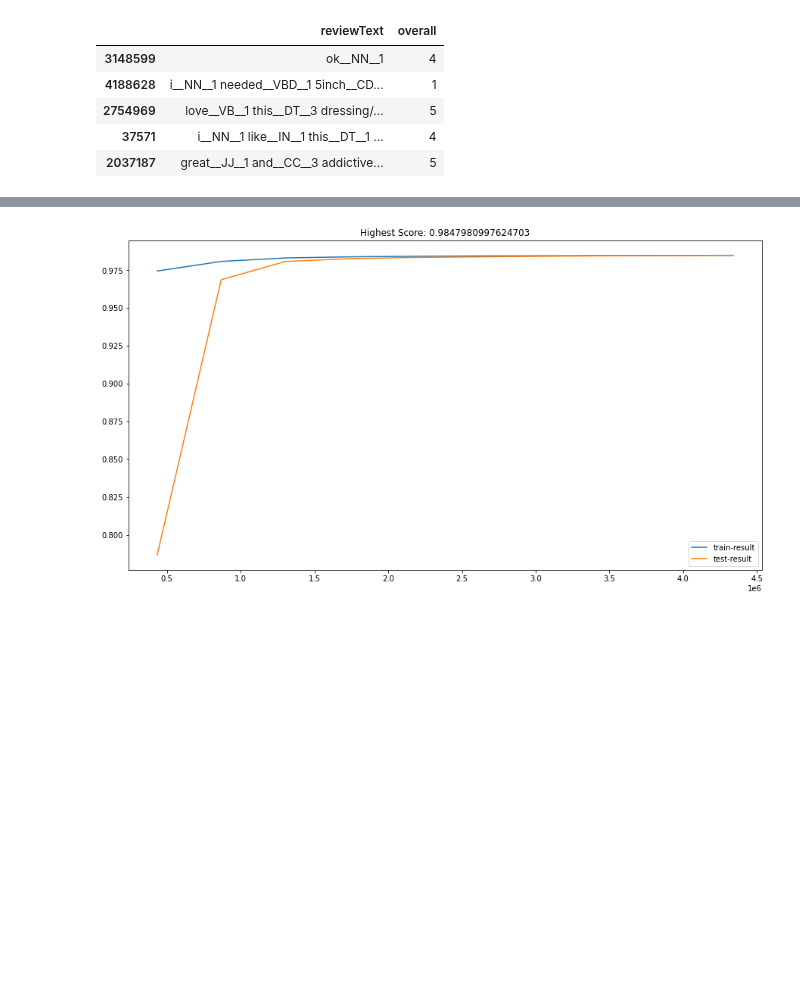
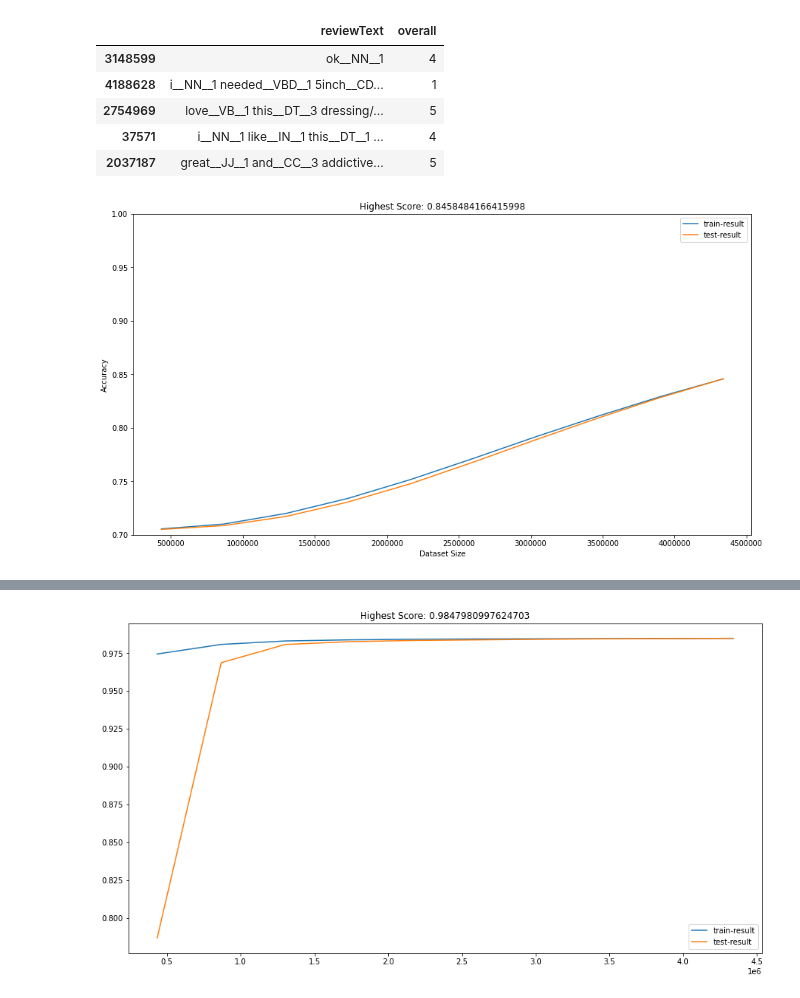
Before and after one commit to harizjet/SubjectSentimentModelling, a Jupyter notebook: basic_exploring/exploring1.ipynb, the cells around one changed output, grey strips where cells are left out. Cells and saved outputs as stored; diff of their text form; code cells hidden in the pictures; blank space fills up the shorter version.

```diff
--- a/basic_exploring/exploring1.ipynb
+++ b/basic_exploring/exploring1.ipynb
@@ -731,0 +802,8 @@ data1.head()
+# %%
+xArr, yArr, featureModel = extractFeaturesAndTarget_1(data1Train)
+testXArr, testYArr = featureModel.transform(data1Test['reviewText']), data1Test['overall'].to_numpy()
+result = loop_testing(nb_model, 10, xArr, yArr, testXArr, testYArr)
+# %%
+visualized_loopTesting(result)
+# %% [output]
+[figure, added]
```
Also changed, not shown: parts of 28 cells of this notebook.
